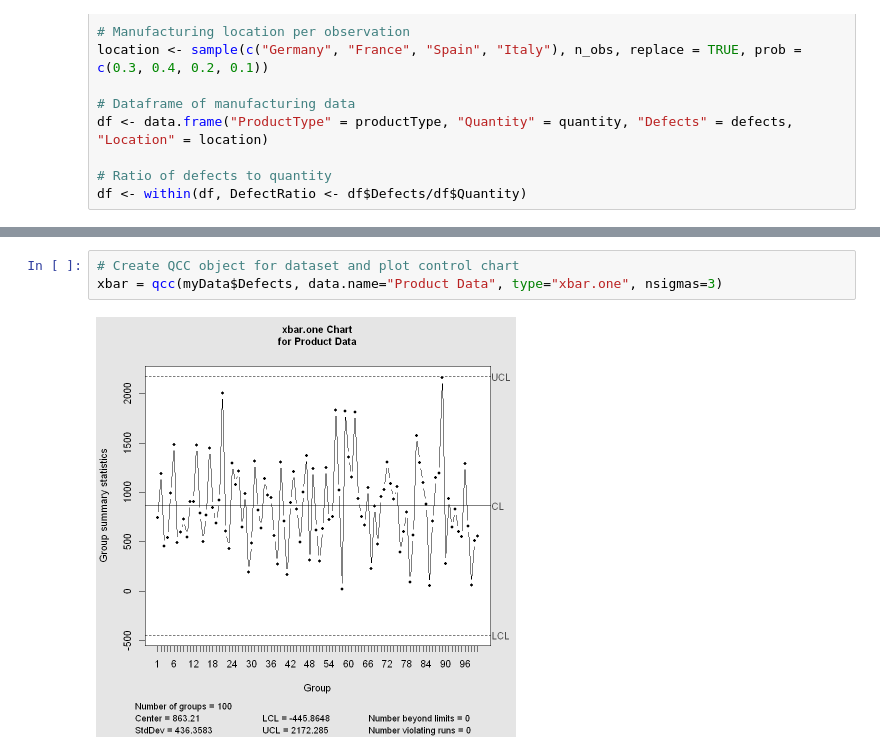
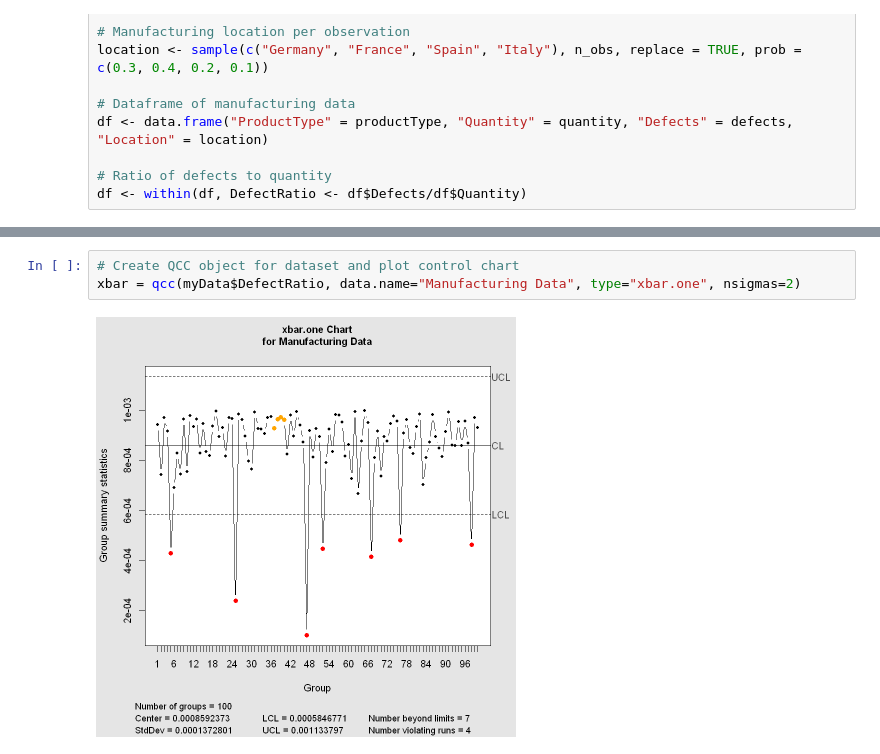
Before and after one commit to snigdhayan/StatMath, a Jupyter notebook: StatisticalMethods/LeanSixSigma.ipynb, the cells around one changed output, grey strips where cells are left out. Cells and saved outputs as stored; diff of their text form.

```diff
--- a/StatisticalMethods/LeanSixSigma.ipynb
+++ b/StatisticalMethods/LeanSixSigma.ipynb
@@ -71,7 +71,7 @@ Pareto chart analysis for ratio
 # %%
 # Create QCC object for dataset and plot control chart
-xbar = qcc(myData$Defects, data.name="Product Data", type="xbar.one", nsigmas=3)
+xbar = qcc(myData$DefectRatio, data.name="Manufacturing Data", type="xbar.one", nsigmas=2)
 # %% [output]
-[figure, old version]
+[figure, new version]
 # %%
 # Capability Analysis
```
Also changed, not shown: parts of 8 cells of this notebook.
